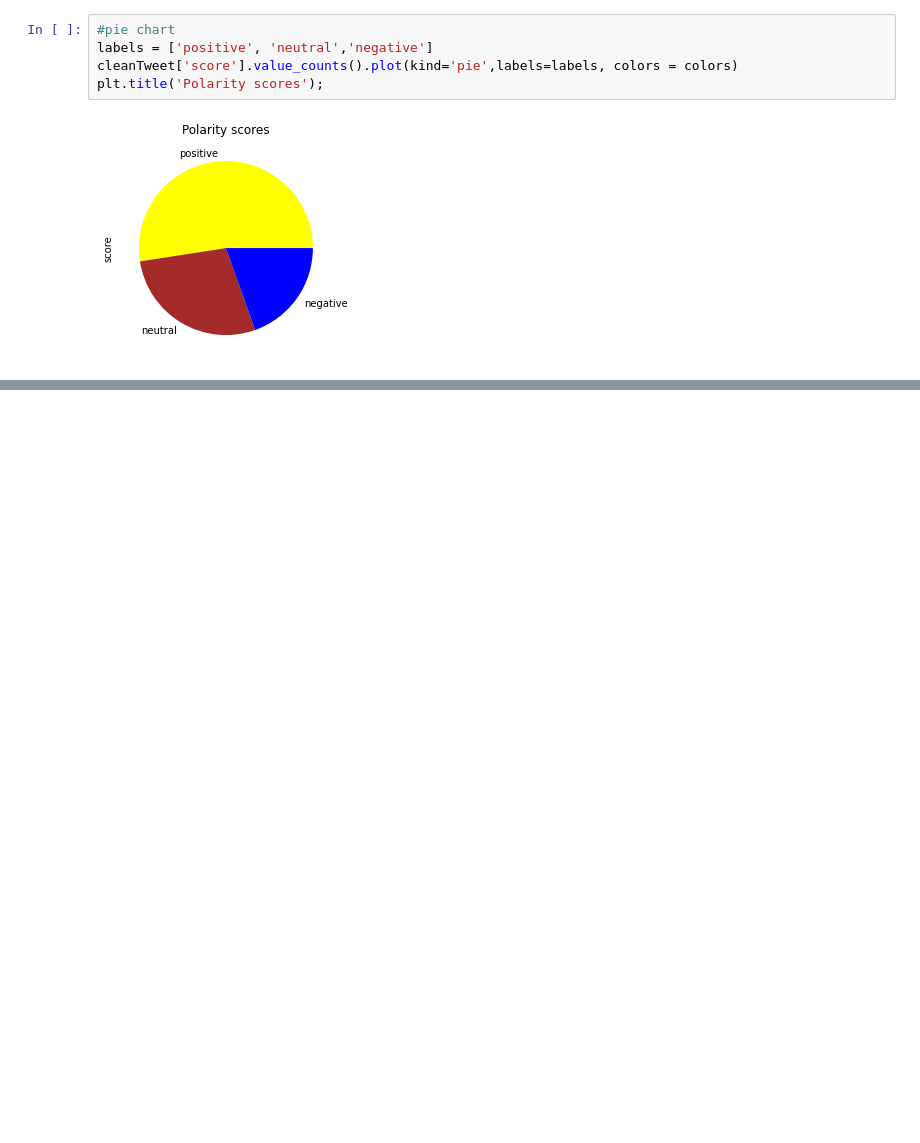
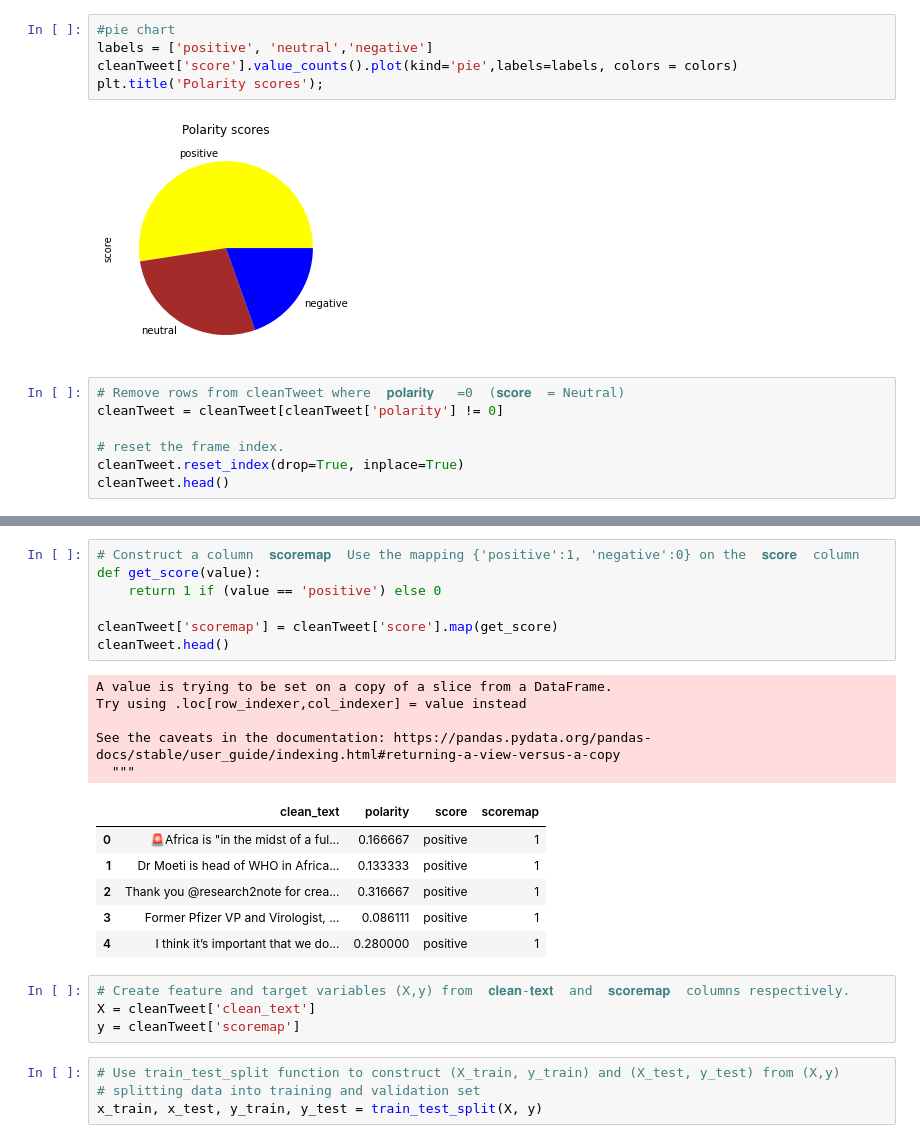
Before and after one commit to sabaagizew/Twitter-Data-Analysis, a Jupyter notebook: Copy_of_Challenge__Day2.ipynb, the cells around one changed output, grey strips where cells are left out. Cells and saved outputs as stored; diff of their text form; blank space fills up the shorter version.

```diff
--- a/Copy_of_Challenge__Day2.ipynb
+++ b/Copy_of_Challenge__Day2.ipynb
@@ -274,3 +274,10 @@ cleanTweet['score'].value_counts().plot(kind='pie',labels=labels, colors = color
 plt.title('Polarity scores');
 # %% [output]
 [figure]
+# %%
+# Remove rows from cleanTweet where  𝐩𝐨𝐥𝐚𝐫𝐢𝐭𝐲   =0  (𝐬𝐜𝐨𝐫𝐞  = Neutral)
+cleanTweet = cleanTweet[cleanTweet['polarity'] != 0]
+
+# reset the frame index.
+cleanTweet.reset_index(drop=True, inplace=True)
+cleanTweet.head()
@@ -276,0 +291,27 @@ plt.title('Polarity scores');
+# %%
+# Construct a column  𝐬𝐜𝐨𝐫𝐞𝐦𝐚𝐩  Use the mapping {'positive':1, 'negative':0} on the  𝐬𝐜𝐨𝐫𝐞  column
+def get_score(value):
+    return 1 if (value == 'positive') else 0
+
+cleanTweet['scoremap'] = cleanTweet['score'].map(get_score)
+cleanTweet.head()
+# %% [output]
+A value is trying to be set on a copy of a slice from a DataFrame.
+Try using .loc[row_indexer,col_indexer] = value instead
+
+See the caveats in the documentation: https://pandas.pydata.org/pandas-docs/stable/user_guide/indexing.html#returning-a-view-versus-a-copy
+  """
+|  | clean_text | polarity | score | scoremap |
+| 0 | 🚨Africa is "in the midst of a ful... | 0.166667 | positive | 1 |
+| 1 | Dr Moeti is head of WHO in Africa... | 0.133333 | positive | 1 |
+| 2 | Thank you @research2note for crea... | 0.316667 | positive | 1 |
+| 3 | Former Pfizer VP and Virologist, ... | 0.086111 | positive | 1 |
+| 4 | I think it’s important that we do... | 0.280000 | positive | 1 |
+# %%
+# Create feature and target variables (X,y) from  𝐜𝐥𝐞𝐚𝐧-𝐭𝐞𝐱𝐭  and  𝐬𝐜𝐨𝐫𝐞𝐦𝐚𝐩  columns respectively.
+X = cleanTweet['clean_text']
+y = cleanTweet['scoremap']
+# %%
+# Use train_test_split function to construct (X_train, y_train) and (X_test, y_test) from (X,y)
+# splitting data into training and validation set
+x_train, x_test, y_train, y_test = train_test_split(X, y)
```
Also changed, not shown: parts of 5 cells of this notebook.
